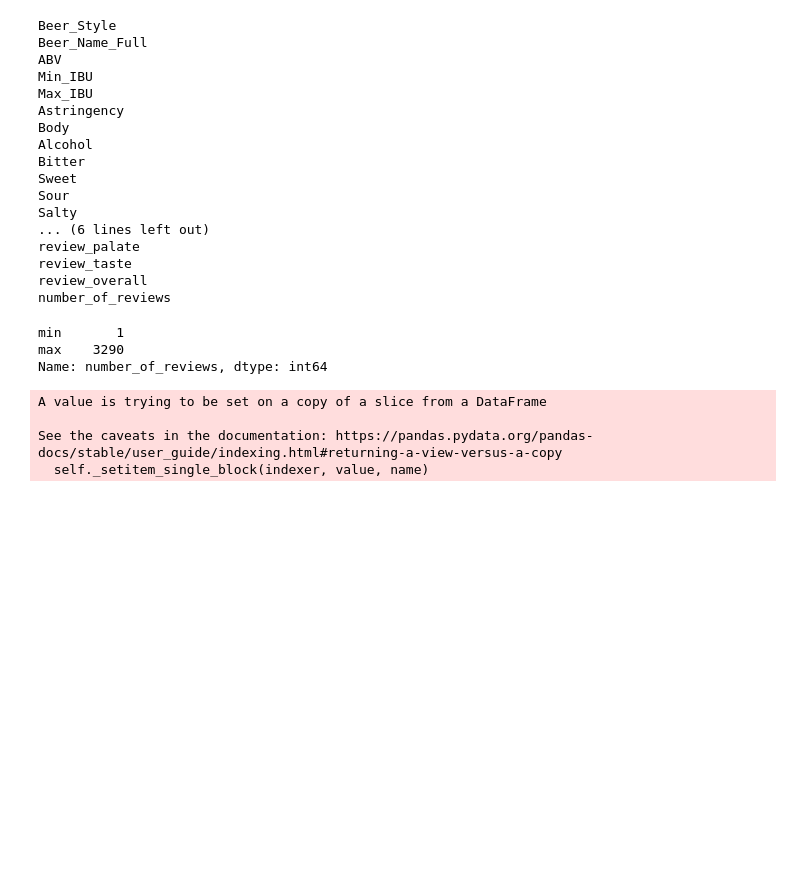
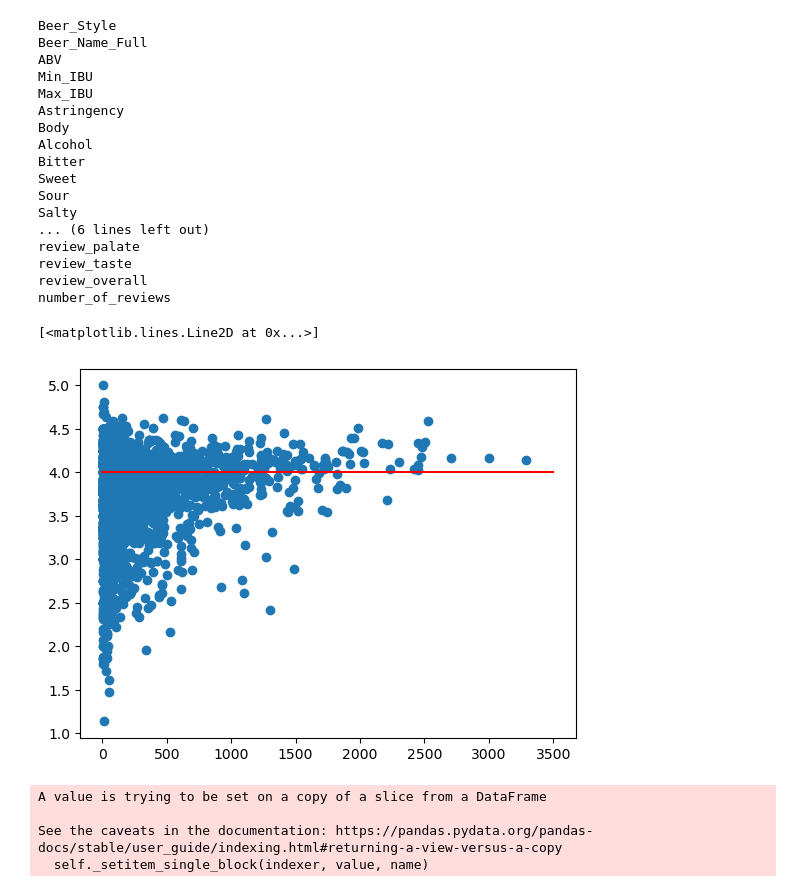
Before and after one commit to sberberian/Beer-Characteristics-Profiling, a Jupyter notebook: Machine_leaning_Beer.ipynb, the cells around one changed output. Drawn from its saved outputs; the diff is of its cells as text; code cells hidden in the pictures; blank space fills up the shorter version.

```diff
--- a/Machine_leaning_Beer.ipynb
+++ b/Machine_leaning_Beer.ipynb
@@ -41,7 +40,0 @@ number_of_reviews
-# %%
-# Looking at range of values for number of reviews
-df['number_of_reviews'].agg(['min', 'max'])
-# %% [output]
-min       1
-max    3290
-Name: number_of_reviews, dtype: int64
@@ -48 +43,8 @@ Name: number_of_reviews, dtype: int64
+# %%
+plt.scatter(df['number_of_reviews'],df['review_overall'])
+plt.plot([0,3500], [4,4], color='red')
+#plt.xlim([0,3500])
+# %% [output]
+[<matplotlib.lines.Line2D at 0x...>]
+[figure, added]
 # %%
```
Also changed, not shown: parts of 24 cells of this notebook.
